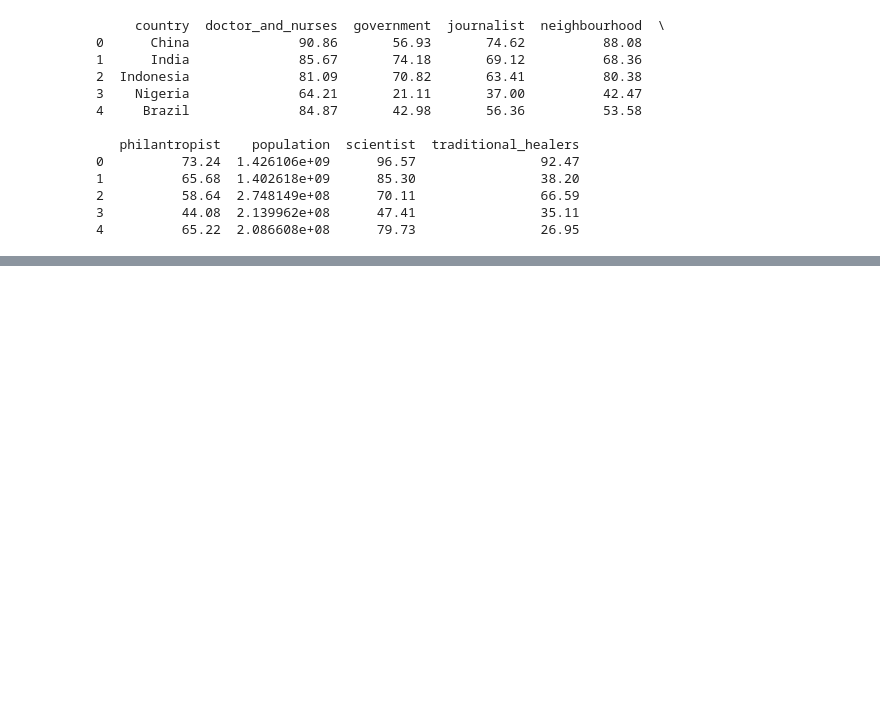
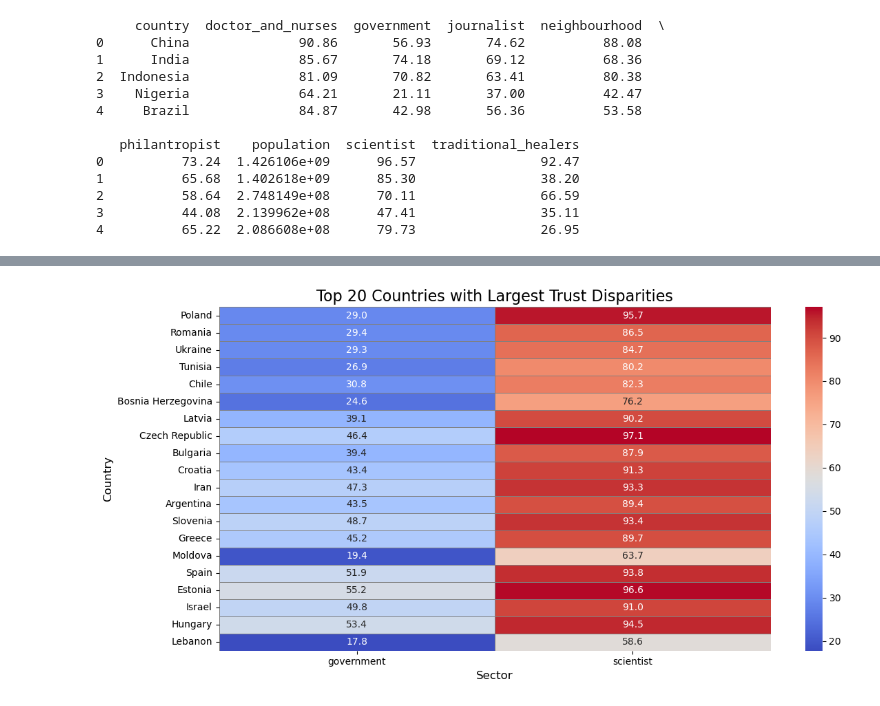
Before and after one commit to ethanshipman/Project-3-Group-3, a Jupyter notebook: Jupyter_Files/Ethan_S.ipynb, the cells around one changed output, grey strips where cells are left out. Drawn from its saved outputs; the diff is of its cells as text; code cells hidden in the pictures; blank space fills up the shorter version.

```diff
--- a/Jupyter_Files/Ethan_S.ipynb
+++ b/Jupyter_Files/Ethan_S.ipynb
@@ -96,0 +177,24 @@ plt.show()
+# %%
+top_sci_disparities = data.nlargest(20, 'gov_sci_disparity')
+
+heatmap_data = top_sci_disparities.set_index('country')[['government', 'scientist']]
+
+plt.figure(figsize=(12, 6))
+sns.heatmap(
+    heatmap_data,
+    annot=True,
+    fmt=".1f",
+    cmap="coolwarm",
+    linewidths=0.5,
+    linecolor="gray"
+)
+
+
+plt.title("Top 20 Countries with Largest Trust Disparities", fontsize=16)
+plt.xlabel("Sector", fontsize=12)
+plt.ylabel("Country", fontsize=12)
+
+plt.tight_layout()
+plt.show()
+# %% [output]
+[figure, added]
```
Also changed, not shown: parts of 7 cells of this notebook.
